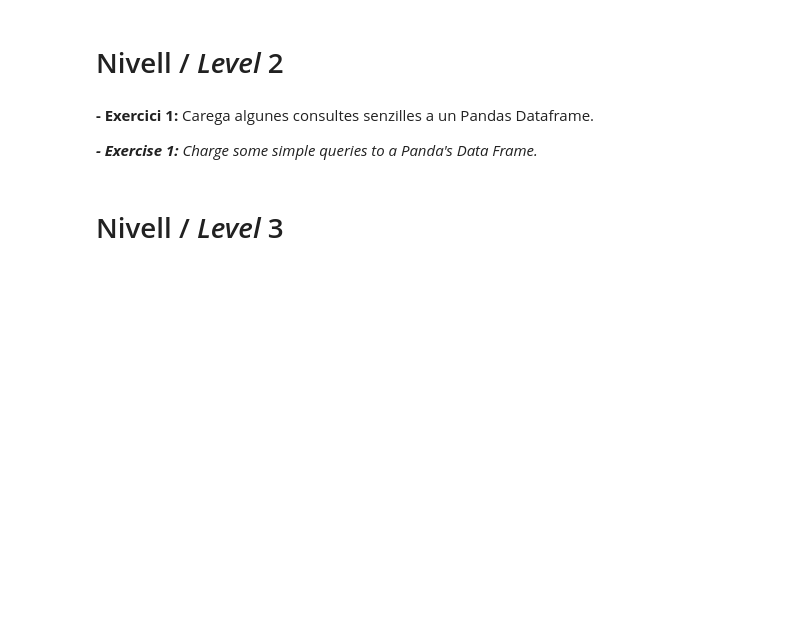
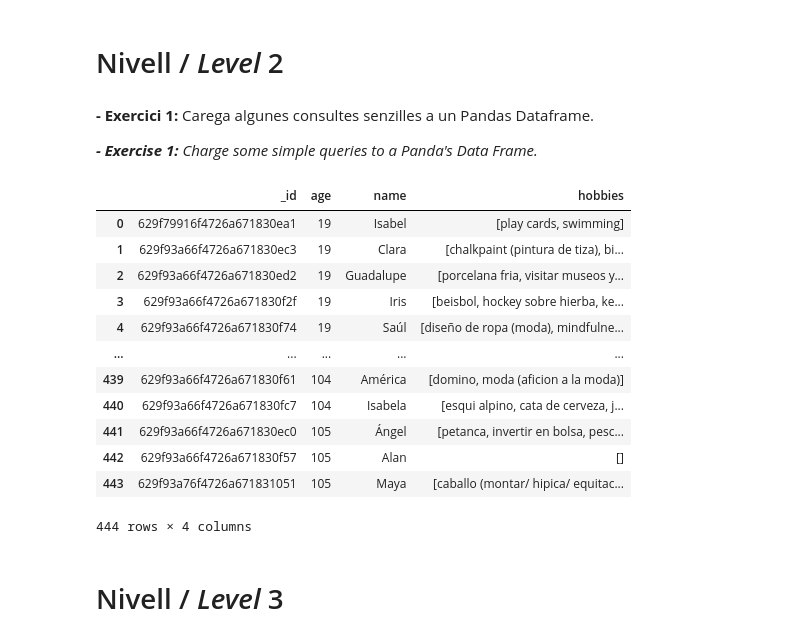
Before and after one commit to MarkusHumetus/Bases_de_dades_NoSQL, a Jupyter notebook: S14_T01_Bases de dades no relacionals.ipynb, the cells around one changed output. Saved outputs shown, nothing was run; the diff lists cells and outputs as text; code cells hidden in the pictures; blank space fills up the shorter version.

```diff
--- a/S14_T01_Bases de dades no relacionals.ipynb
+++ b/S14_T01_Bases de dades no relacionals.ipynb
@@ -227,6 +256,23 @@ Carega algunes consultes senzilles a un Pandas Dataframe.
 
 _**- Exercise 1:**
 Charge some simple queries to a Panda's Data Frame._
+# %%
+df_over_18 = pd.DataFrame(list(col.find({'age':{'$gt':18}})))
+df_over_18
+# %% [output]
+|  | _id | age | name | hobbies |
+| 0 | 629f79916f4726a671830ea1 | 19 | Isabel | [play cards, swimming] |
+| 1 | 629f93a66f4726a671830ec3 | 19 | Clara | [chalkpaint (pintura de tiza), bi... |
+| 2 | 629f93a66f4726a671830ed2 | 19 | Guadalupe | [porcelana fria, visitar museos y... |
+| 3 | 629f93a66f4726a671830f2f | 19 | Iris | [beisbol, hockey sobre hierba, ke... |
+| 4 | 629f93a66f4726a671830f74 | 19 | Saúl | [diseño de ropa (moda), mindfulne... |
+| ... | ... | ... | ... | ... |
+| 439 | 629f93a66f4726a671830f61 | 104 | América | [domino, moda (aficion a la moda)] |
+| 440 | 629f93a66f4726a671830fc7 | 104 | Isabela | [esqui alpino, cata de cerveza, j... |
+| 441 | 629f93a66f4726a671830ec0 | 105 | Ángel | [petanca, invertir en bolsa, pesc... |
+| 442 | 629f93a66f4726a671830f57 | 105 | Alan | [] |
+| 443 | 629f93a76f4726a671831051 | 105 | Maya | [caballo (montar/ hipica/ equitac... |
+444 rows × 4 columns
 # %% [markdown]
 # Nivell / _Level_ 3
 # %% [markdown]
```
Also changed, not shown: parts of 30 cells of this notebook.
